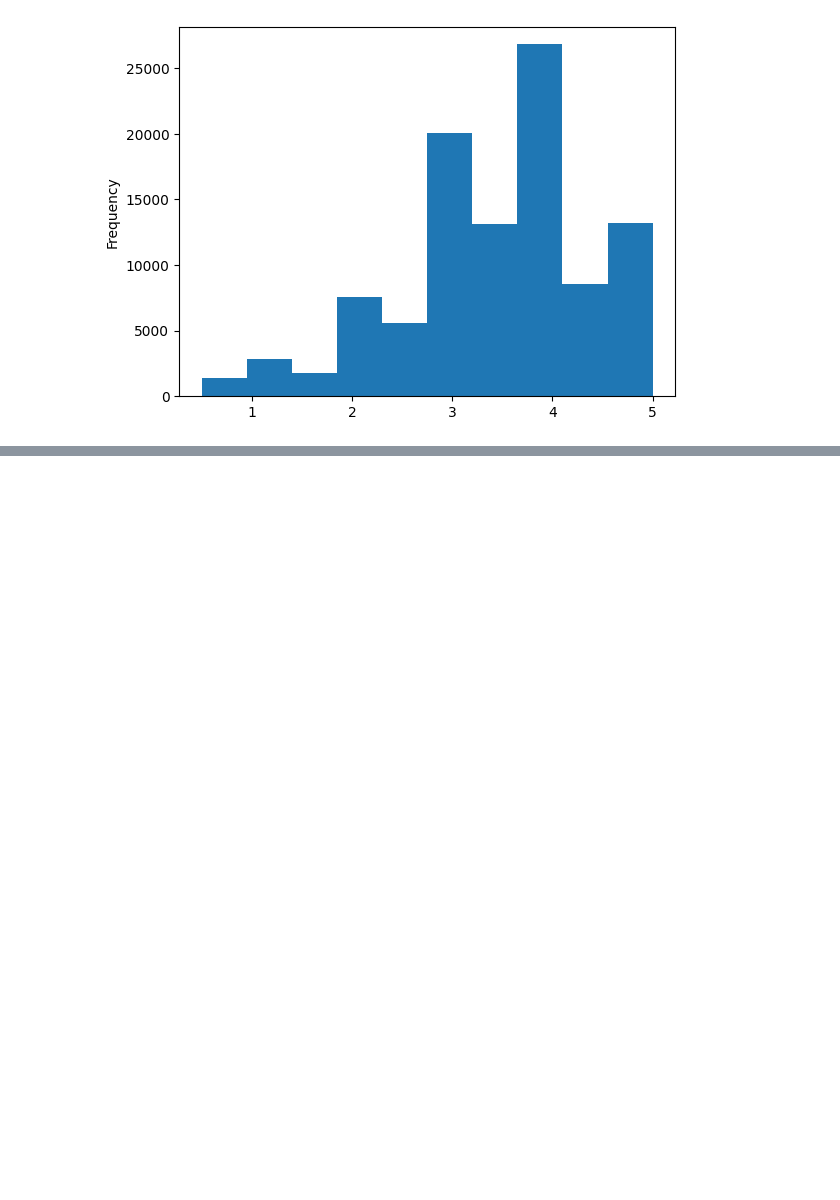
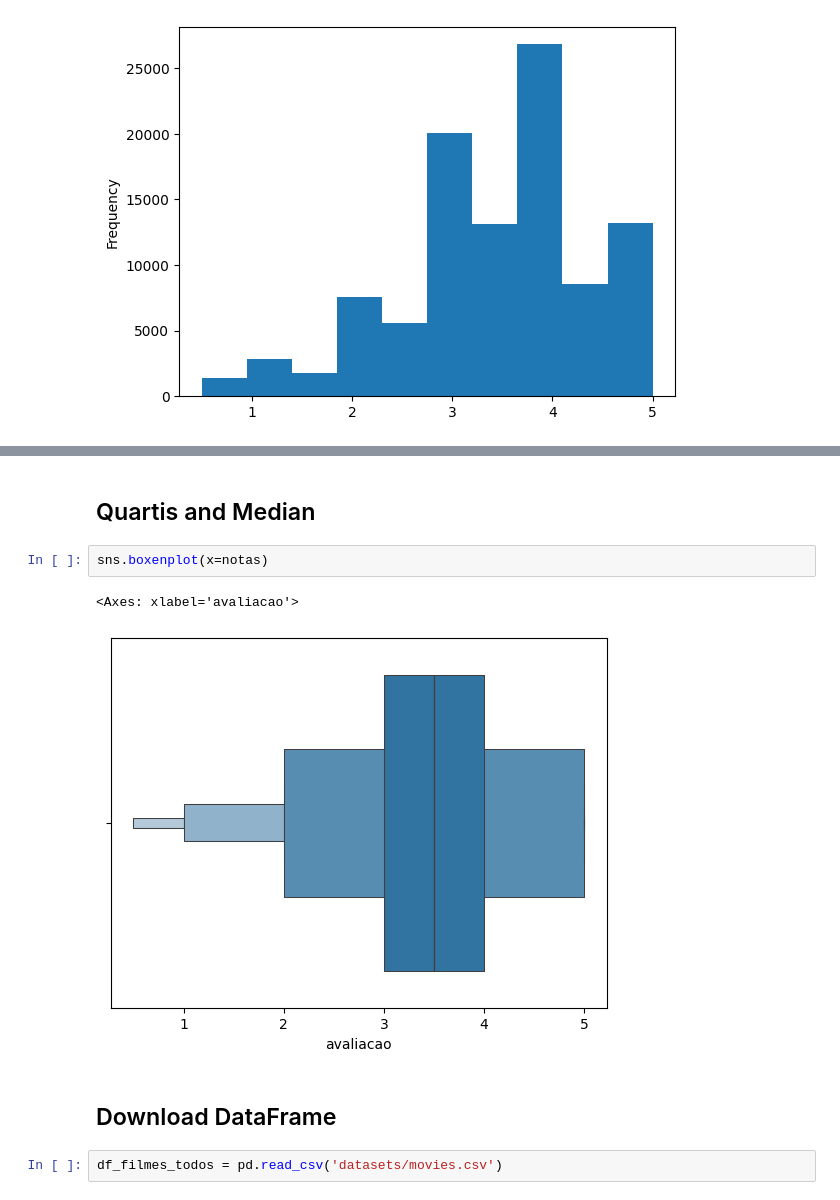
Before and after one commit to GuidoGuarda/eda, a Jupyter notebook: day1.ipynb, the cells around one changed output, grey strips where cells are left out. Drawn from its saved outputs; the diff is of its cells as text; blank space fills up the shorter version.

```diff
--- a/day1.ipynb
+++ b/day1.ipynb
@@ -316,0 +398,11 @@ df_filmes.avaliacao.plot(kind='hist')
+# %% [markdown]
+## Quartis and Median
+# %%
+sns.boxenplot(x=notas)
+# %% [output]
+<Axes: xlabel='avaliacao'>
+[figure, added]
+# %% [markdown]
+## Download DataFrame
+# %%
+df_filmes_todos = pd.read_csv('datasets/movies.csv')
```
Also changed, not shown: parts of 48 cells of this notebook, 1 other file.
